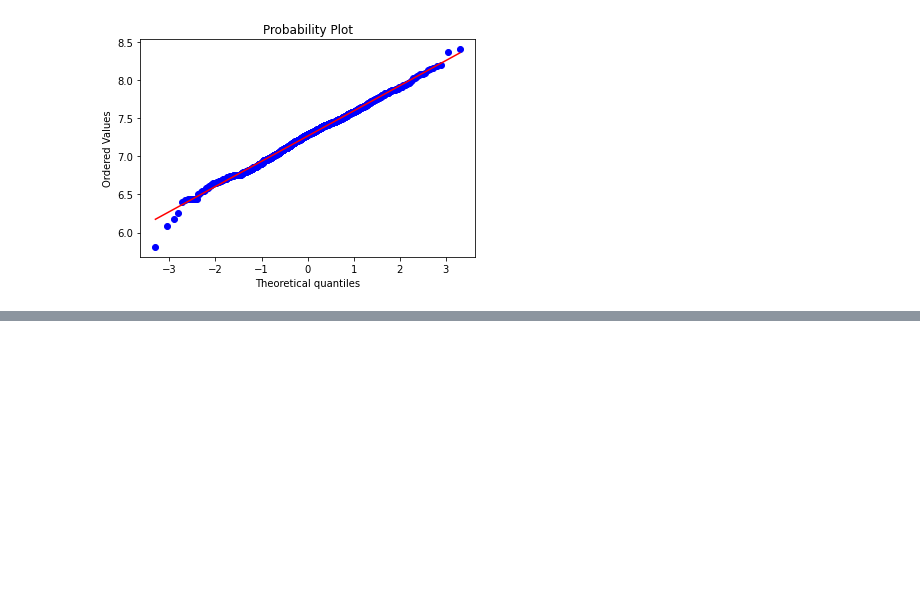
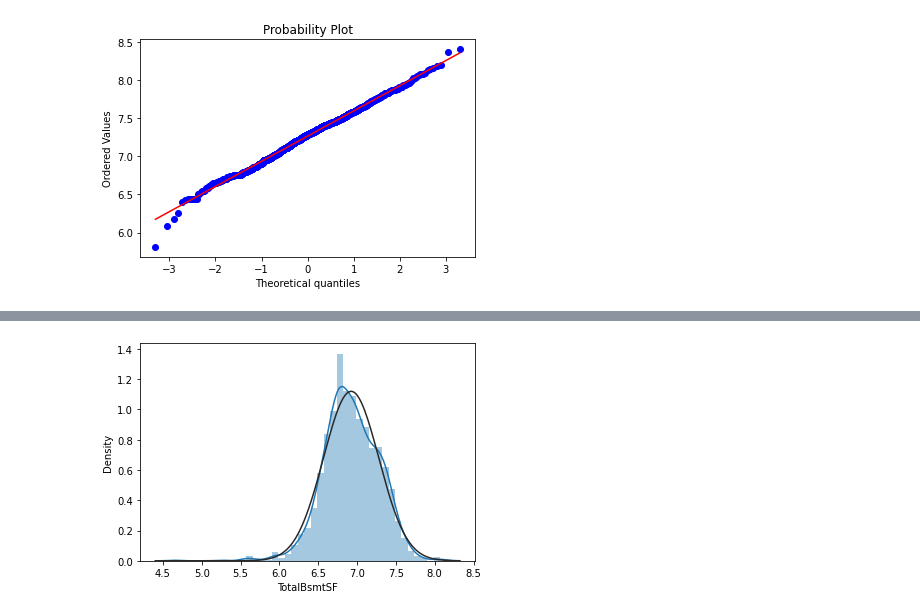
Before and after one commit to bhavnish97/DataScience-Concepts, a Jupyter notebook: DataAnalysis_HousePriceData.ipynb, the cells around one changed output, grey strips where cells are left out. Cells and saved outputs as stored; diff of their text form; code cells hidden in the pictures; blank space fills up the shorter version.

```diff
--- a/DataAnalysis_HousePriceData.ipynb
+++ b/DataAnalysis_HousePriceData.ipynb
@@ -471,0 +492,4 @@ stats.probplot(df['GrLivArea'], plot=plt);
+# %%
+sns.distplot(df[df['TotalBsmtSF']>0]['TotalBsmtSF'], fit=stats.norm);
+# %% [output]
+[figure, added]
```
Also changed, not shown: parts of 10 cells of this notebook.
